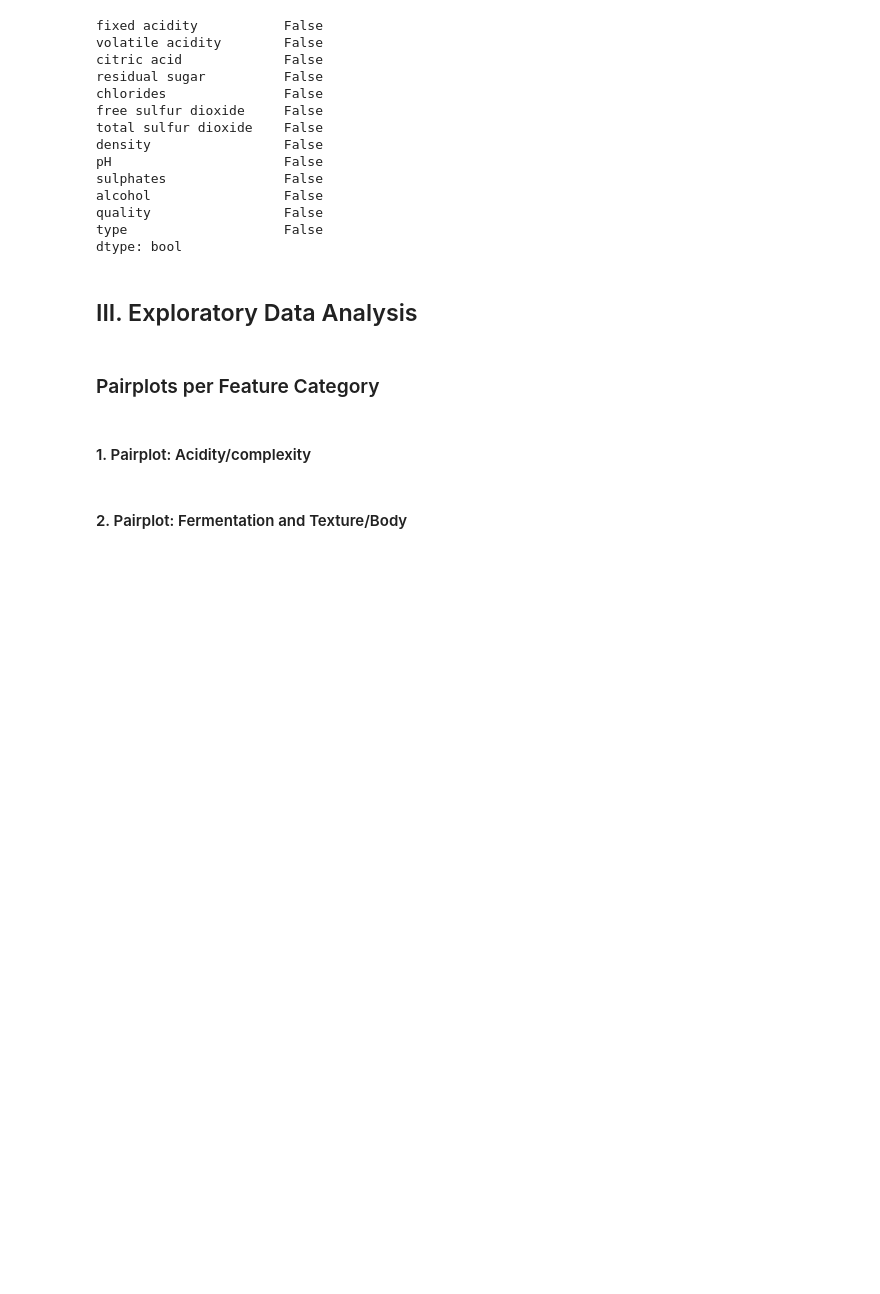
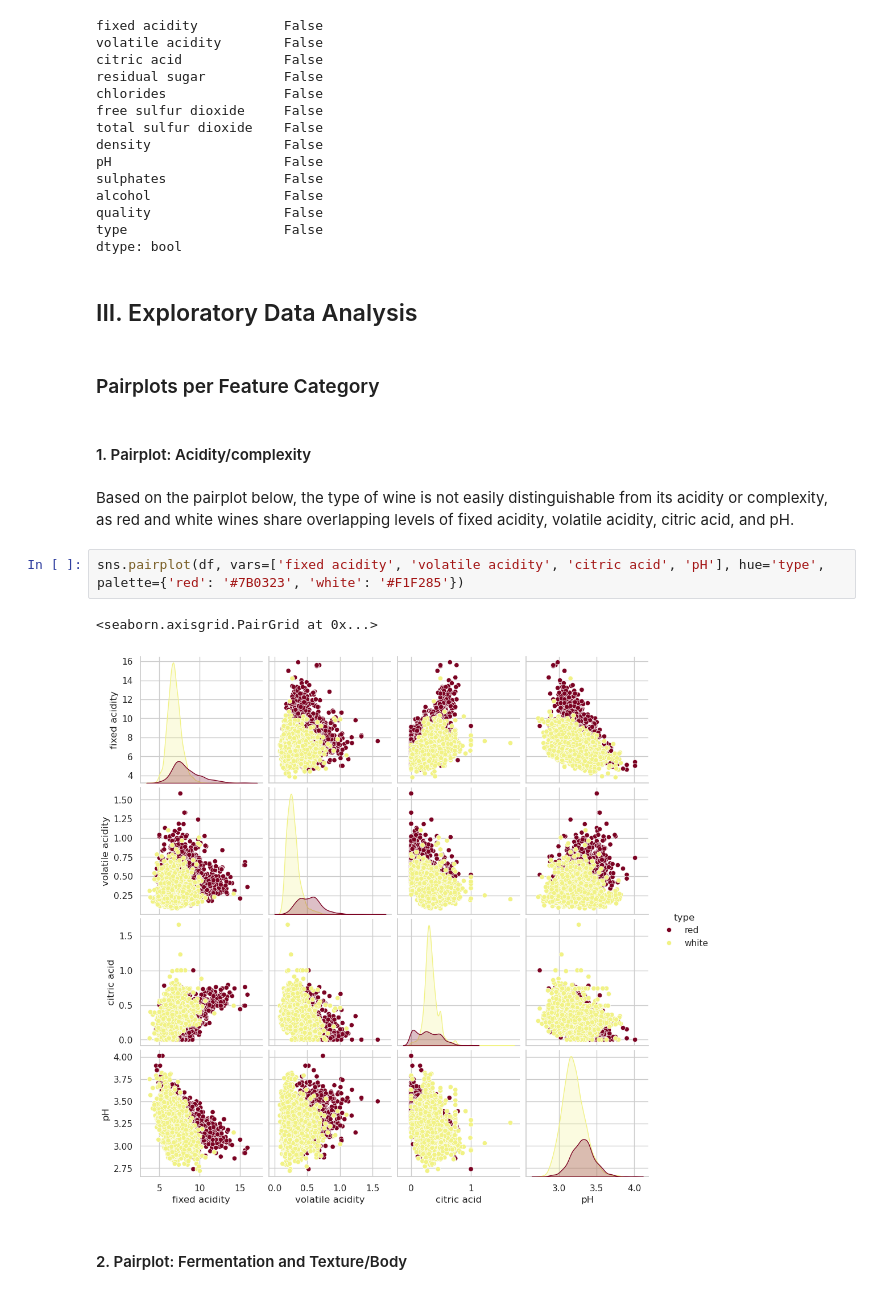
Before and after one commit to kibindy/ML_1_k-nn, a Jupyter notebook: v3 Wine EDA.ipynb, the cells around one changed output. Cells and saved outputs as stored; diff of their text form; blank space fills up the shorter version.

```diff
--- a/v3 Wine EDA.ipynb
+++ b/v3 Wine EDA.ipynb
@@ -208,5 +208,12 @@ dtype: bool
 ### Pairplots per Feature Category
 # %% [markdown]
 #### 1. Pairplot: Acidity/complexity
+# %% [markdown]
+Based on the pairplot below, the type of wine is not easily distinguishable from its acidity or complexity, as red and white wines share overlapping levels of fixed acidity, volatile acidity, citric acid, and pH.
+# %%
+sns.pairplot(df, vars=['fixed acidity', 'volatile acidity', 'citric acid', 'pH'], hue='type', palette={'red': '#7B0323', 'white': '#F1F285'})
+# %% [output]
+<seaborn.axisgrid.PairGrid at 0x...>
+[figure, added]
 # %% [markdown]
 #### 2. Pairplot: Fermentation and Texture/Body
```
Also changed, not shown: parts of 10 cells of this notebook, 1 other file.
